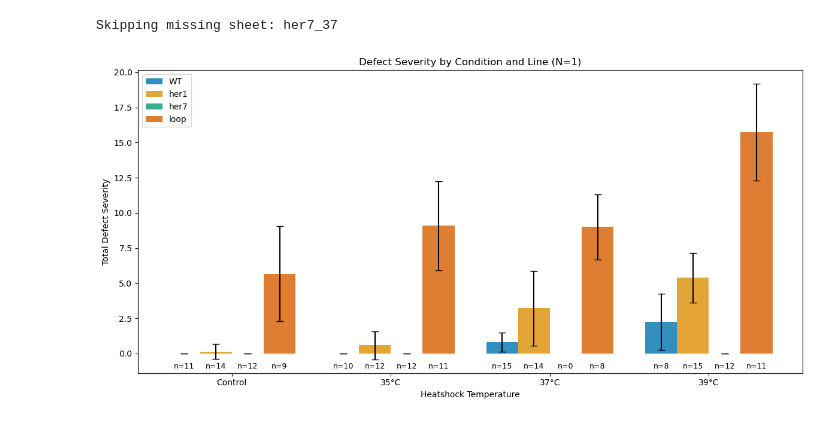
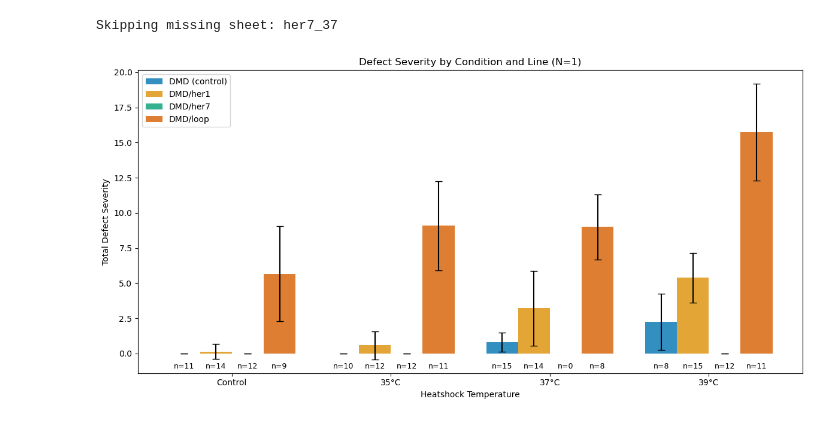
Before and after one commit to cepittet/heating_zebrafish, a Jupyter notebook: ploting.ipynb, the cells around one changed output. Drawn from its saved outputs; the diff is of its cells as text; code cells hidden in the pictures.

Commit message:
Changed line naming

```diff
--- a/ploting.ipynb
+++ b/ploting.ipynb
@@ -37,11 +37,20 @@ for line in lines:
 
 # Concatenate all clean sheets
 all_data = pd.concat(dfs, ignore_index=True)
+
+line_mapping = {
+    'WT': 'DMD (control)',
+    'her1': 'DMD/her1',
+    'her7': 'DMD/her7',
+    'loop': 'DMD/loop'
+}
+
+all_data['Line'] = all_data['Line'].replace(line_mapping)
 # %% [output]
 Skipping missing sheet: her7_37
 # %%
 conditions = all_data['Condition'].unique()
-lines = ['WT', 'her1', 'her7', 'loop']
+lines = ['DMD (control)', 'DMD/her1', 'DMD/her7', 'DMD/loop']
 colors = sns.color_palette("colorblind", n_colors=4)
 # X positions for the groups (conditions)
 x = np.arange(len(conditions))
@@ -65,34 +74,34 @@ for i, line in enumerate(lines):
     bars = plt.bar(
         xs,
         means,
         yerr=stds,
         width=width,
         color=colors[i],
         alpha=0.8,
         label=line,
         capsize=4
     )
     # Add embryo counts below bars
     for bar, count in zip(bars, counts):
         height = -1.2
         plt.text(
             bar.get_x() + bar.get_width() / 2,
             height,
             f"n={count:.0f}",
             ha='center',
             va='bottom',
             fontsize=9,
         )
 plt.xticks(x, conditions)
 plt.xlabel('Heatshock Temperature')
 plt.ylabel('Total Defect Severity')
 plt.title('Defect Severity by Condition and Line (N=1)')
 plt.legend()
 plt.tight_layout()
 plt.savefig('Plots/defect_severity_barplot.png', dpi=600)
 plt.show()
 # %% [output]
-[figure, old version]
+[figure, new version]
 # %%
 # Columns 3–20
 value_cols = [col for col in all_data.columns if isinstance(col, int) and 3 <= col <= 20]
```
Also changed, not shown: parts of 1 cell of this notebook, 5 other files.
